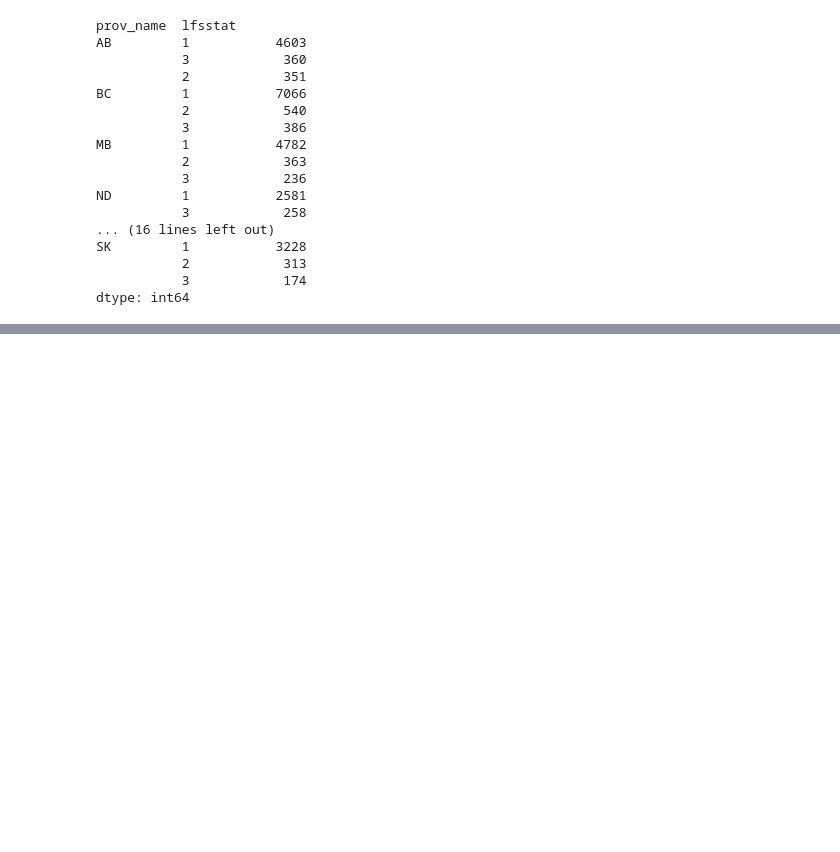
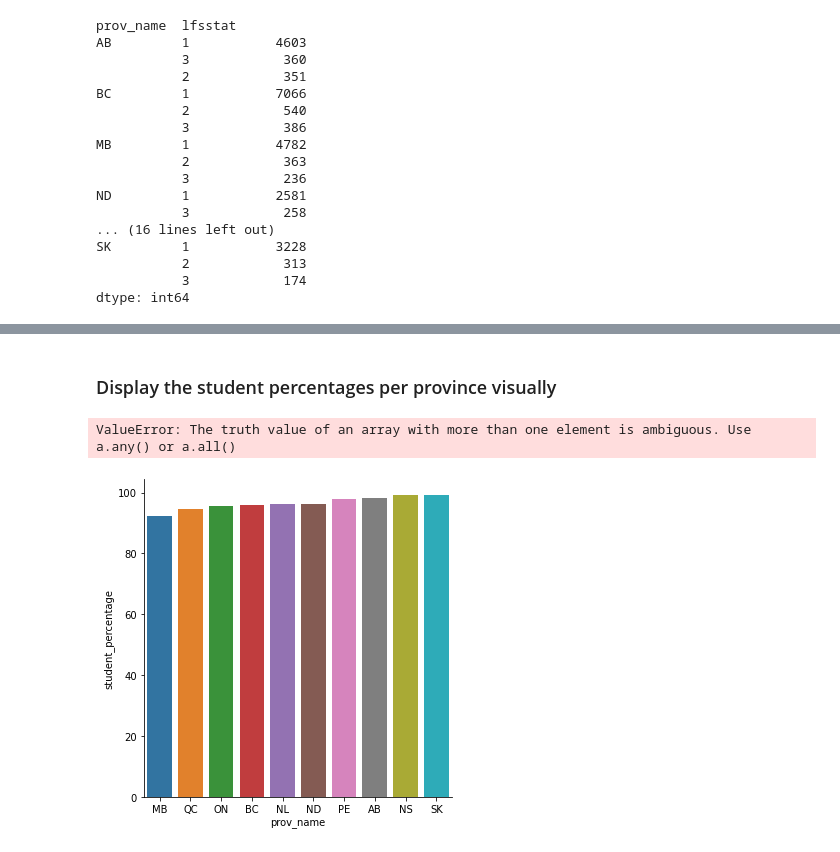
Before and after one commit to louisnicolasgauthier/cebd-1160-projectstarter-winter-2022, a Jupyter notebook: final_project_analysis.ipynb, the cells around one changed output, grey strips where cells are left out. Cells and saved outputs as stored; diff of their text form; code cells hidden in the pictures; blank space fills up the shorter version.

Commit message:
visual representation of data added

```diff
--- a/final_project_analysis.ipynb
+++ b/final_project_analysis.ipynb
@@ -44,0 +47,2 @@ We also note that the source data has some columns such as `age_6` which is miss
+# %%
+df['is_student'] = df['is_student'].map(lambda x: bool(x))
@@ -107,0 +142,3 @@ dtype: int64
+# %%
+totalRespondantsForAgeGroupPerProvince = df[['age_6', 'prov_name']].query('age_6 == 5').groupby('prov_name').count()
+totalRespondantsForAgeGroupPerProvince['total_respondants'] = totalRespondantsForAgeGroupPerProvince['age_6']
@@ -107,0 +158,10 @@ dtype: int64
+# %%
+numberStudentsPerProv = df[['age_6', 'is_student', 'prov_name']].query('(age_6 == 5.0) and (is_student == True)').groupby('prov_name').count().drop('age_6', axis=1)
+# %%
+
+percentages = totalRespondantsForAgeGroupPerProvince.drop('age_6', axis=1).merge(
+    numberStudentsPerProv,
+    on='prov_name'
+)
+percentages['student_percentage'] = (percentages['is_student'] / percentages['total_respondants']) * 100
+percentages
@@ -107,0 +181,7 @@ dtype: int64
+# %% [markdown]
+### Display the student percentages per province visually
+# %%
+plot = sns.catplot(data=percentages, x=percentages.index, y=percentages.student_percentage, kind="bar", order=percentages.sort_values('student_percentage').index)
+# %% [output]
+ValueError: The truth value of an array with more than one element is ambiguous. Use a.any() or a.all()
+[figure, added]
```
Also changed, not shown: parts of 15 cells of this notebook.
